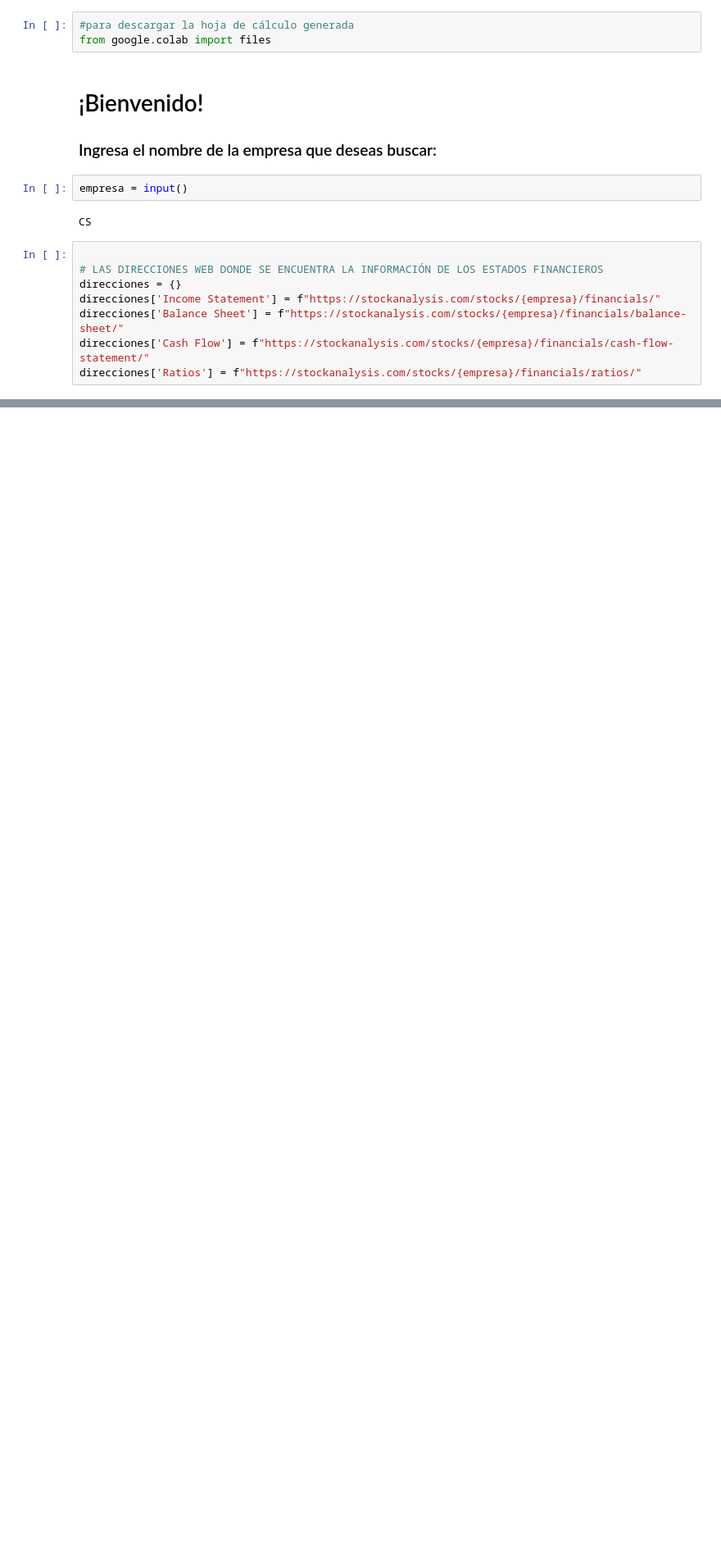
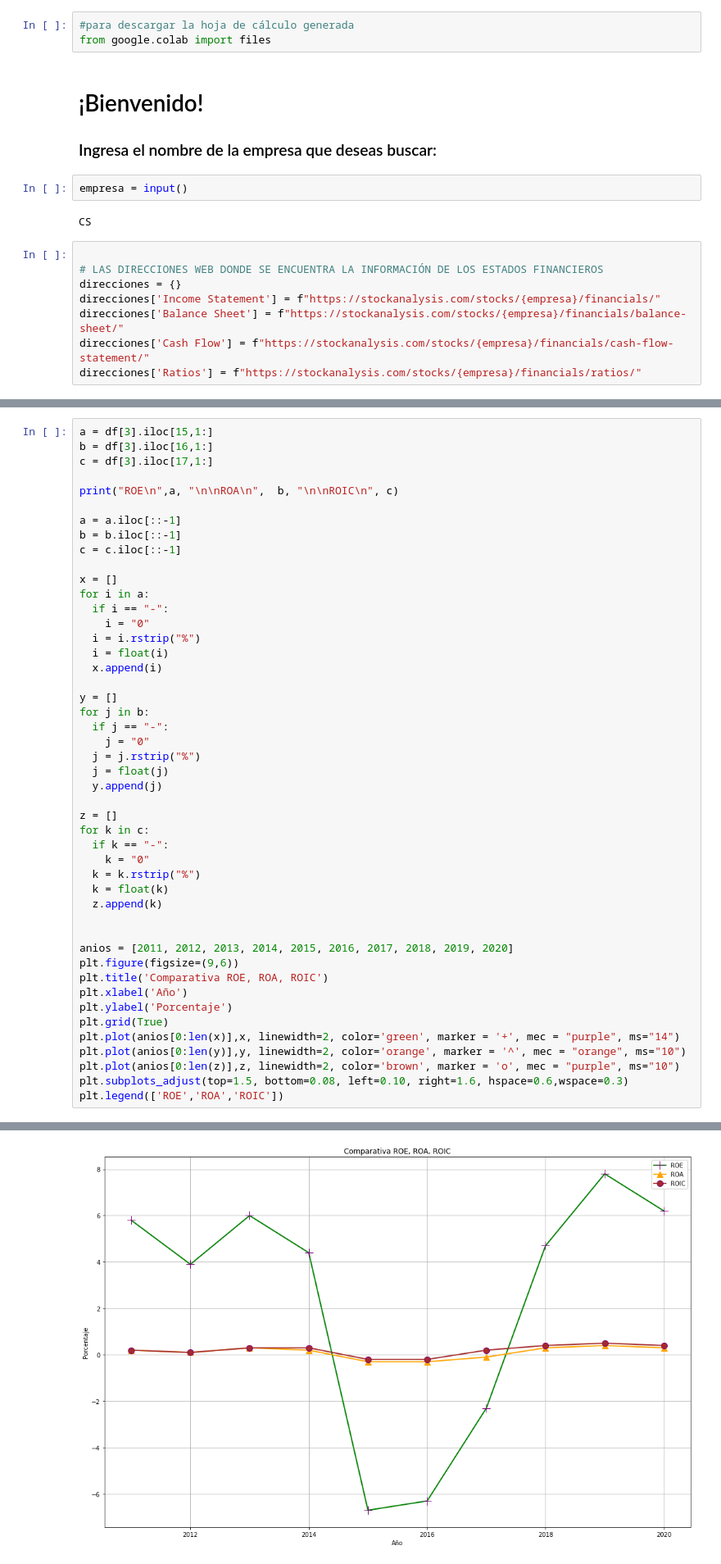
Before and after one commit to andresbasilea/Analizador-Financiero-CS, a Jupyter notebook: AndrésBasile_CreditSuisse.ipynb, the cells around one changed output, grey strips where cells are left out. Shown at 82% size. Cells and saved outputs as stored; diff of their text form; blank space fills up the shorter version.

```diff
--- a/AndrésBasile_CreditSuisse.ipynb
+++ b/AndrésBasile_CreditSuisse.ipynb
@@ -90,0 +247,48 @@ files.download('estadosFinancieros' + empresa +'.xlsx')
+# %%
+a = df[3].iloc[15,1:]
+b = df[3].iloc[16,1:]
+c = df[3].iloc[17,1:]
+
+print("ROE\n",a, "\n\nROA\n",  b, "\n\nROIC\n", c)
+
+a = a.iloc[::-1]
+b = b.iloc[::-1]
+c = c.iloc[::-1]
+
+x = []
+for i in a:
+  if i == "-":
+    i = "0"
+  i = i.rstrip("%")
+  i = float(i)
+  x.append(i)
+
+y = []
+for j in b:
+  if j == "-":
+    j = "0"
+  j = j.rstrip("%")
+  j = float(j)
+  y.append(j)
+
+z = []
+for k in c:
+  if k == "-":
+    k = "0"
+  k = k.rstrip("%")
+  k = float(k)
+  z.append(k)
+
+
+anios = [2011, 2012, 2013, 2014, 2015, 2016, 2017, 2018, 2019, 2020]
+plt.figure(figsize=(9,6))
+plt.title('Comparativa ROE, ROA, ROIC')
+plt.xlabel('Año')
+plt.ylabel('Porcentaje')
+plt.grid(True)
+plt.plot(anios[0:len(x)],x, linewidth=2, color='green', marker = '+', mec = "purple", ms="14")
+plt.plot(anios[0:len(y)],y, linewidth=2, color='orange', marker = '^', mec = "orange", ms="10")
+plt.plot(anios[0:len(z)],z, linewidth=2, color='brown', marker = 'o', mec = "purple", ms="10")
+plt.subplots_adjust(top=1.5, bottom=0.08, left=0.10, right=1.6, hspace=0.6,wspace=0.3)
+plt.legend(['ROE','ROA','ROIC'])
+# %% [output]
@@ -90,0 +313 @@ files.download('estadosFinancieros' + empresa +'.xlsx')
+[figure, added]
```
Also changed, not shown: parts of 14 cells of this notebook.
